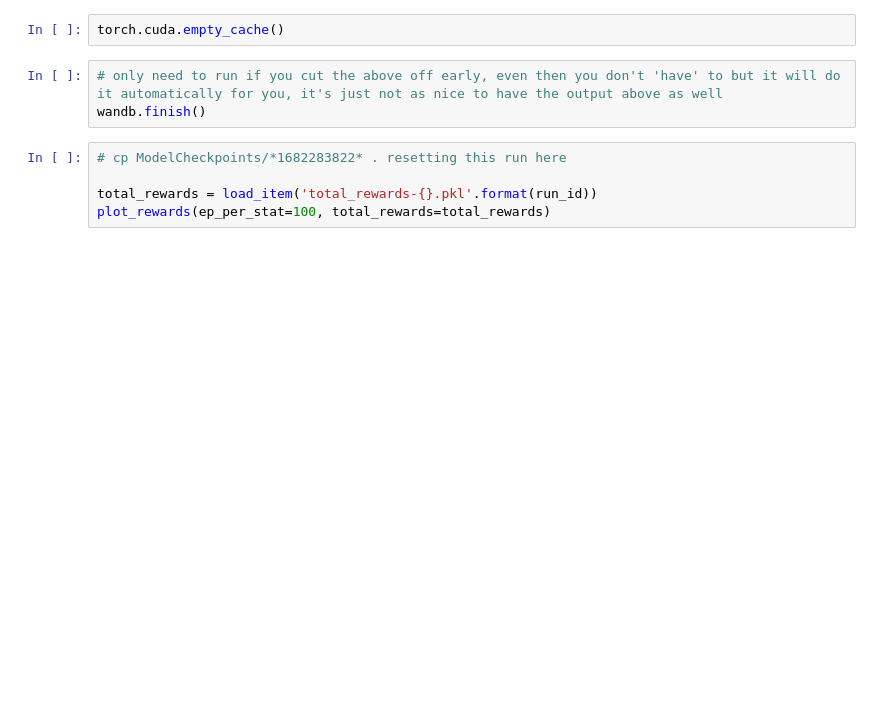
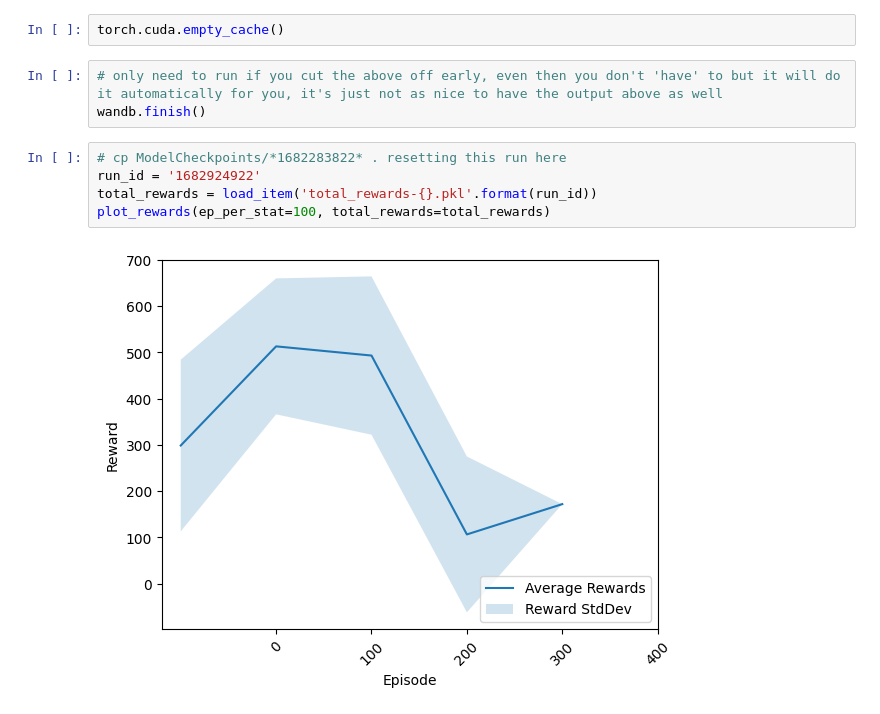
Before and after one commit to joshmazen14/maRLios, a Jupyter notebook: MarliosTrainingTracker.ipynb, the cells around one changed output. Cells and saved outputs as stored; diff of their text form; blank space fills up the shorter version.

```diff
--- a/MarliosTrainingTracker.ipynb
+++ b/MarliosTrainingTracker.ipynb
@@ -63,6 +57,8 @@ torch.cuda.empty_cache()
 wandb.finish()
 # %%
 # cp ModelCheckpoints/*1682283822* . resetting this run here
-
+run_id = '1682924922'
 total_rewards = load_item('total_rewards-{}.pkl'.format(run_id))
 plot_rewards(ep_per_stat=100, total_rewards=total_rewards)
+# %% [output]
+[figure, added]
```
Also changed, not shown: parts of 2 cells of this notebook, 3 other files.
